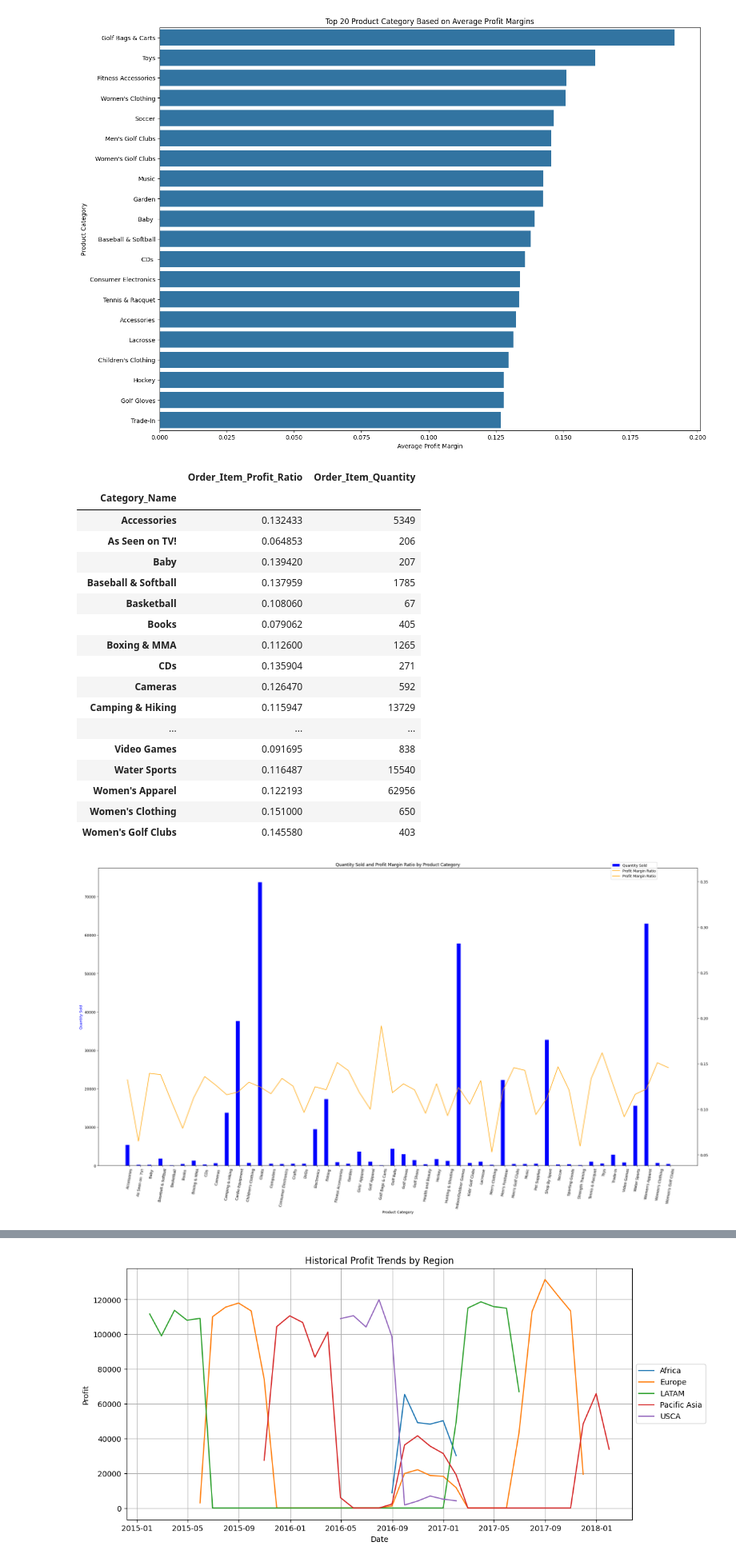
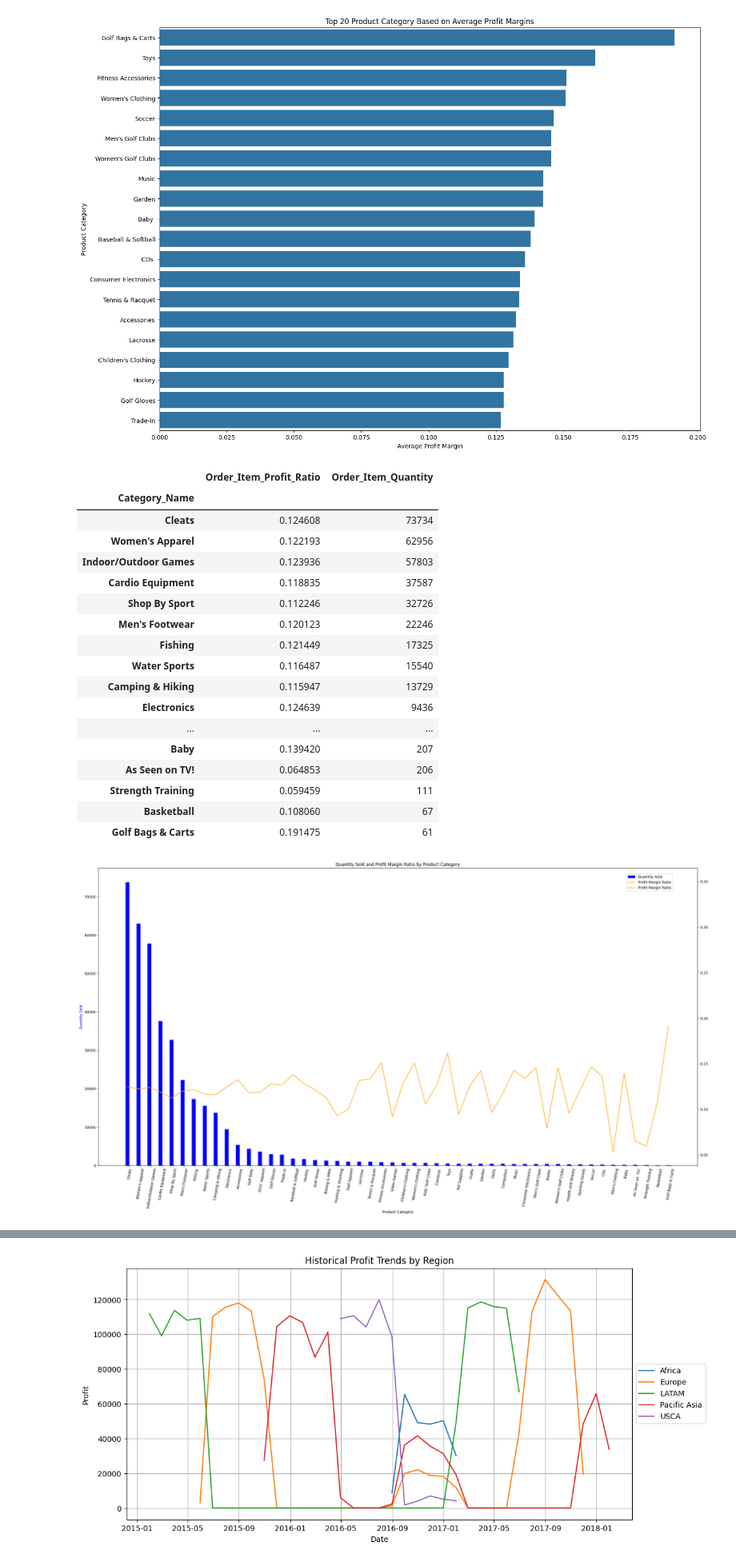
Before and after one commit to CCNY-Analytics-and-Quant/BA-F-2023-Steven-Fernandez-MD-Miah-Mohammed-Hussain, a Jupyter notebook: Final Project/python_code_final.ipynb, the cells around one changed output, grey strips where cells are left out. Shown at 80% size. Cells and saved outputs as stored; diff of their text form; code cells hidden in the pictures.

```diff
--- a/Final Project/python_code_final.ipynb
+++ b/Final Project/python_code_final.ipynb
@@ -234,6 +234,8 @@ quantity_category_demand
 #merging both the profit margin and quantity sold per product category tables
 joined_quantity_profitmargin_df = pd.merge(profitmargin_df, quantity_category_demand, how= 'inner' , on= 'Category_Name')
 
+joined_quantity_profitmargin_df.sort_values(by= 'Order_Item_Quantity', ascending= False, inplace= True)
+
 #setting the category name as the index
 joined_quantity_profitmargin_df.set_index('Category_Name', inplace = True)
 
@@ -241,54 +243,54 @@ joined_quantity_profitmargin_df
 # %% [output]
 |  | Order_Item_Profit_Ratio | Order_Item_Quantity |
 | Category_Name |  |  |
-| Accessories | 0.132433 | 5349 |
+| Cleats | 0.124608 | 73734 |
+| Women's Apparel | 0.122193 | 62956 |
+| Indoor/Outdoor Games | 0.123936 | 57803 |
+| Cardio Equipment | 0.118835 | 37587 |
+| Shop By Sport | 0.112246 | 32726 |
+| Men's Footwear | 0.120123 | 22246 |
+| Fishing | 0.121449 | 17325 |
+| Water Sports | 0.116487 | 15540 |
+| Camping & Hiking | 0.115947 | 13729 |
+| Electronics | 0.124639 | 9436 |
+| ... | ... | ... |
+| Baby | 0.139420 | 207 |
 | As Seen on TV! | 0.064853 | 206 |
-| Baby | 0.139420 | 207 |
-| Baseball & Softball | 0.137959 | 1785 |
+| Strength Training | 0.059459 | 111 |
 | Basketball | 0.108060 | 67 |
-| Books | 0.079062 | 405 |
-| Boxing & MMA | 0.112600 | 1265 |
-| CDs | 0.135904 | 271 |
-| Cameras | 0.126470 | 592 |
-| Camping & Hiking | 0.115947 | 13729 |
-| ... | ... | ... |
-| Video Games | 0.091695 | 838 |
-| Water Sports | 0.116487 | 15540 |
-| Women's Apparel | 0.122193 | 62956 |
-| Women's Clothing | 0.151000 | 650 |
-| Women's Golf Clubs | 0.145580 | 403 |
+| Golf Bags & Carts | 0.191475 | 61 |
 # %%
 #visualizing the data
 fig, ax1 = plt.subplots(figsize=(30, 15))
 
 #Set the width of the bars
 bar_width = 0.35
 
 #Create side-by-side bars for QuantitySold
 bar1 = ax1.bar(joined_quantity_profitmargin_df.index, joined_quantity_profitmargin_df['Order_Item_Quantity'], bar_width, label='Quantity Sold', color='blue')
 
 #Set labels and title
 ax1.set_xlabel('Product Category')
 ax1.set_ylabel('Quantity Sold', color='blue')
 ax1.set_title('Quantity Sold and Profit Margin Ratio by Product Category')
 
 #create a second y-axis for profit margin
 ax2 = ax1.twinx()
 
 #Create side-by-side bars for ProfitMarginRatio
 bar2 = ax2.plot(joined_quantity_profitmargin_df.index, joined_quantity_profitmargin_df['Order_Item_Profit_Ratio'], bar_width, label='Profit Margin Ratio', color='orange')
 
 #Adjust x-axis ticks for better alignment
 ax1.set_xticks(np.arange(len(joined_quantity_profitmargin_df.index)) + bar_width / 2)
 ax1.set_xticklabels(joined_quantity_profitmargin_df.index, rotation= 80)
 
 #Display the legend
-fig.legend(loc='upper right', bbox_to_anchor=(0.85, 0.9))
+fig.legend(loc='upper right', bbox_to_anchor=(0.87, 0.87))
 
 #Show the plot
 plt.show()
 # %% [output]
-[figure, old version]
+[figure, new version]
 # %%
 #grouping by market in order to understand to see if there is any difference in hotest sales for each product category at each market
 market_category_demand = category_demand.groupby('Market')
```
